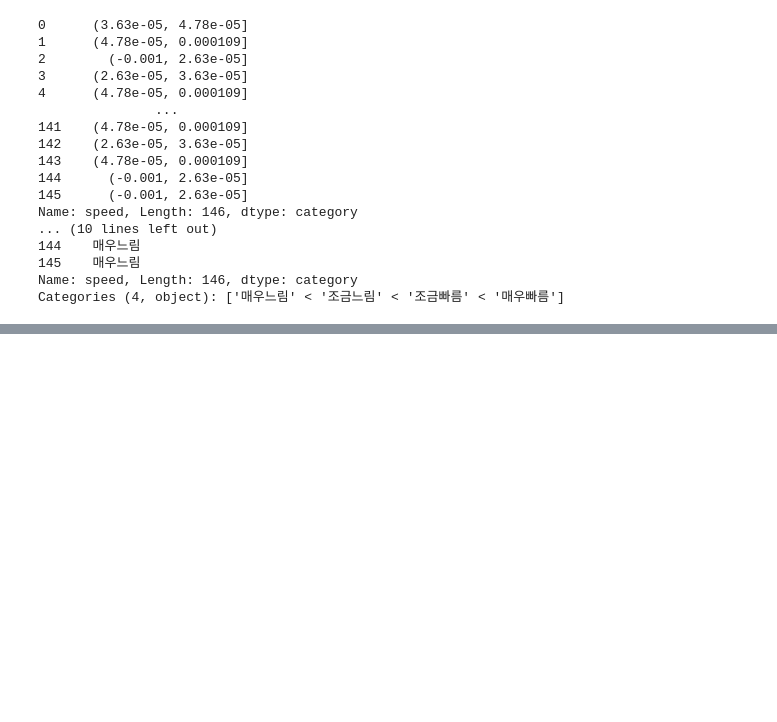
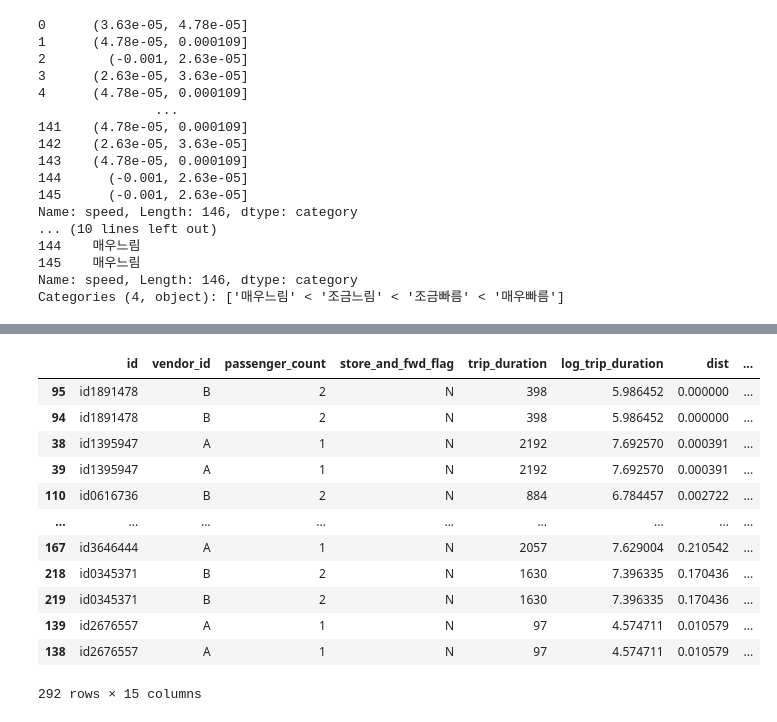
Before and after one commit to e0jin/final_test, a Jupyter notebook: ftest.ipynb, the cells around one changed output, grey strips where cells are left out. Drawn from its saved outputs; the diff is of its cells as text; code cells hidden in the pictures; blank space fills up the shorter version.

```diff
--- a/ftest.ipynb
+++ b/ftest.ipynb
@@ -257,0 +246,17 @@ IndexError: tuple index out of range
+# %%
+tidydata3 = df_small2.sort_values('speed').assign(평균속력 = lambda df: pd.qcut(df.speed,4,labels=['매우느림','조금느림','조금빠름','매우빠름']))
+tidydata3
+# %% [output]
+|  | id | vendor_id | passenger_count | store_and_fwd_flag | trip_duration | log_trip_duration | dist | ... |
+| 95 | id1891478 | B | 2 | N | 398 | 5.986452 | 0.000000 | ... |
+| 94 | id1891478 | B | 2 | N | 398 | 5.986452 | 0.000000 | ... |
+| 38 | id1395947 | A | 1 | N | 2192 | 7.692570 | 0.000391 | ... |
+| 39 | id1395947 | A | 1 | N | 2192 | 7.692570 | 0.000391 | ... |
+| 110 | id0616736 | B | 2 | N | 884 | 6.784457 | 0.002722 | ... |
+| ... | ... | ... | ... | ... | ... | ... | ... | ... |
+| 167 | id3646444 | A | 1 | N | 2057 | 7.629004 | 0.210542 | ... |
+| 218 | id0345371 | B | 2 | N | 1630 | 7.396335 | 0.170436 | ... |
+| 219 | id0345371 | B | 2 | N | 1630 | 7.396335 | 0.170436 | ... |
+| 139 | id2676557 | A | 1 | N | 97 | 4.574711 | 0.010579 | ... |
+| 138 | id2676557 | A | 1 | N | 97 | 4.574711 | 0.010579 | ... |
+292 rows × 15 columns
```
Also changed, not shown: parts of 15 cells of this notebook, 1 other file.
